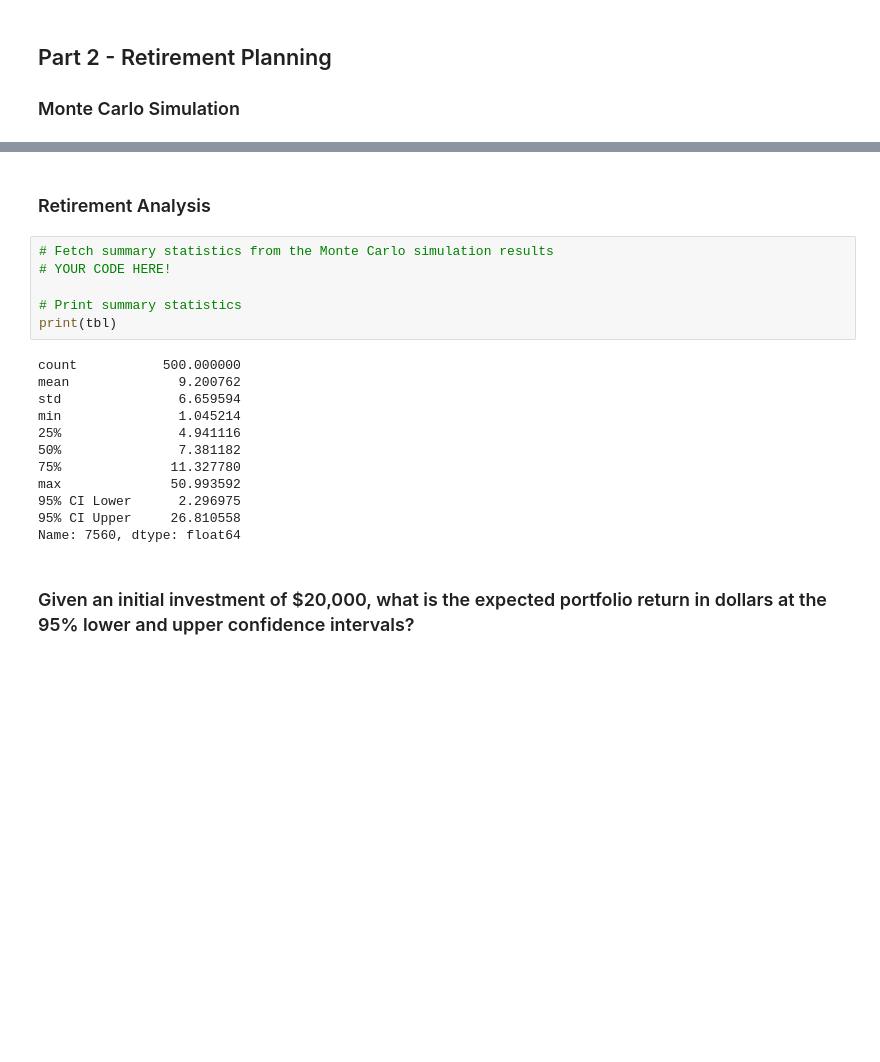
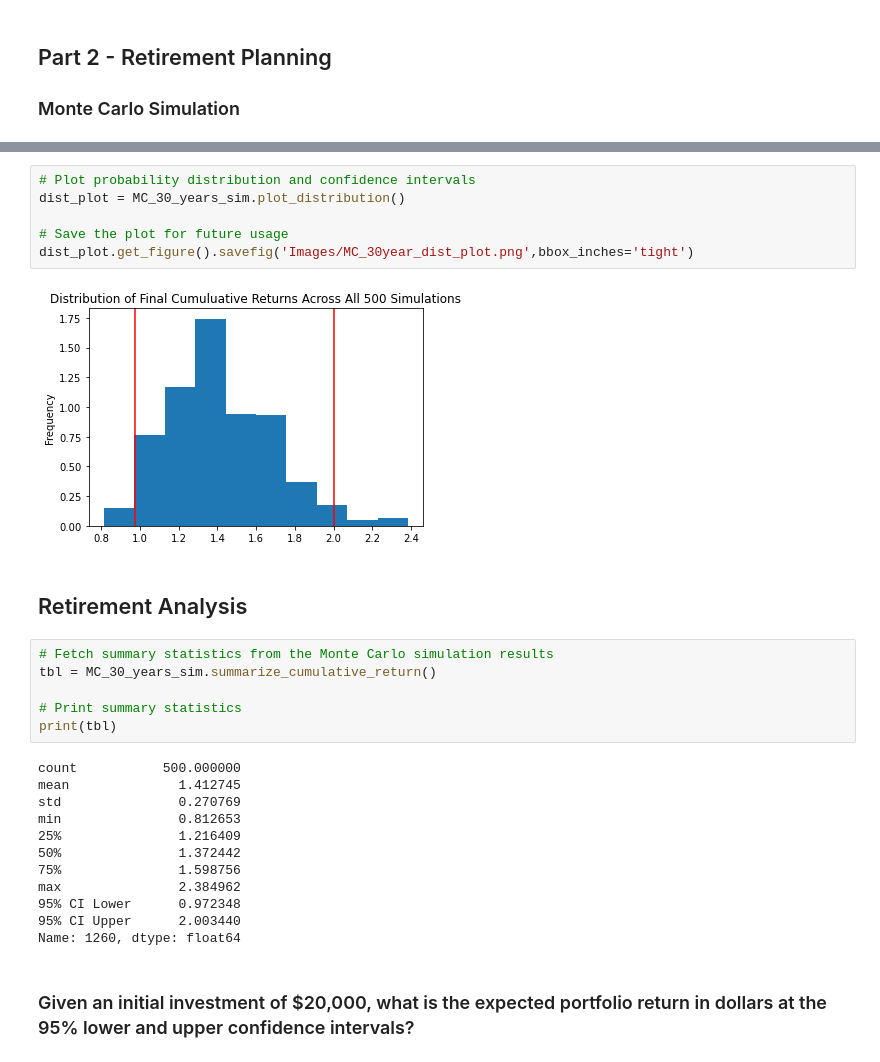
Before and after one commit to KPH3802/Financial_Planning, a Jupyter notebook: financial-planner.ipynb, the cells around one changed output, grey strips where cells are left out. Drawn from its saved outputs; the diff is of its cells as text; blank space fills up the shorter version.

```diff
--- a/financial-planner.ipynb
+++ b/financial-planner.ipynb
@@ -222,23 +232,31 @@ Running Monte Carlo simulation number 490.
+# %%
+# Plot probability distribution and confidence intervals
+dist_plot = MC_30_years_sim.plot_distribution()
+
+# Save the plot for future usage
+dist_plot.get_figure().savefig('Images/MC_30year_dist_plot.png',bbox_inches='tight')
+# %% [output]
+[figure, added]
 # %% [markdown]
-### Retirement Analysis
+## Retirement Analysis
 # %%
 # Fetch summary statistics from the Monte Carlo simulation results
-# YOUR CODE HERE!
+tbl = MC_30_years_sim.summarize_cumulative_return()
 
 # Print summary statistics
 print(tbl)
 # %% [output]
 count           500.000000
-mean              9.200762
-std               6.659594
-min               1.045214
-25%               4.941116
-50%               7.381182
-75%              11.327780
-max              50.993592
-95% CI Lower      2.296975
-95% CI Upper     26.810558
-Name: 7560, dtype: float64
+mean              1.412745
+std               0.270769
+min               0.812653
+25%               1.216409
+50%               1.372442
+75%               1.598756
+max               2.384962
+95% CI Lower      0.972348
+95% CI Upper      2.003440
+Name: 1260, dtype: float64
 # %% [markdown]
 ### Given an initial investment of $20,000, what is the expected portfolio return in dollars at the 95% lower and upper confidence intervals?
 # %%
```
Also changed, not shown: parts of 13 cells of this notebook, 2 other files.
